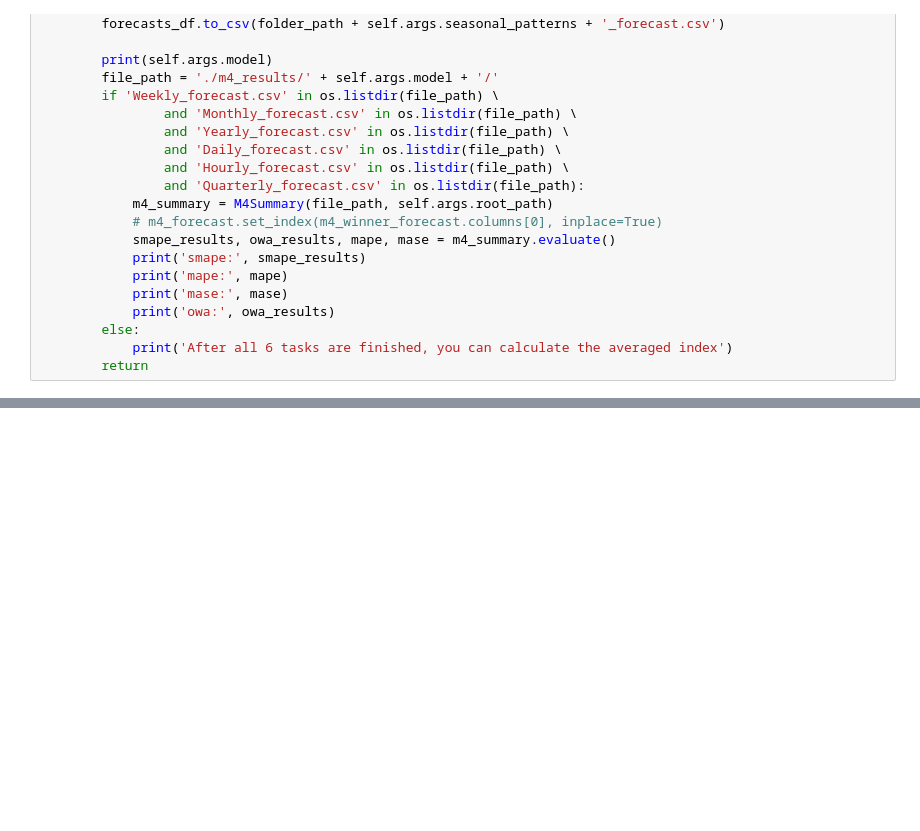
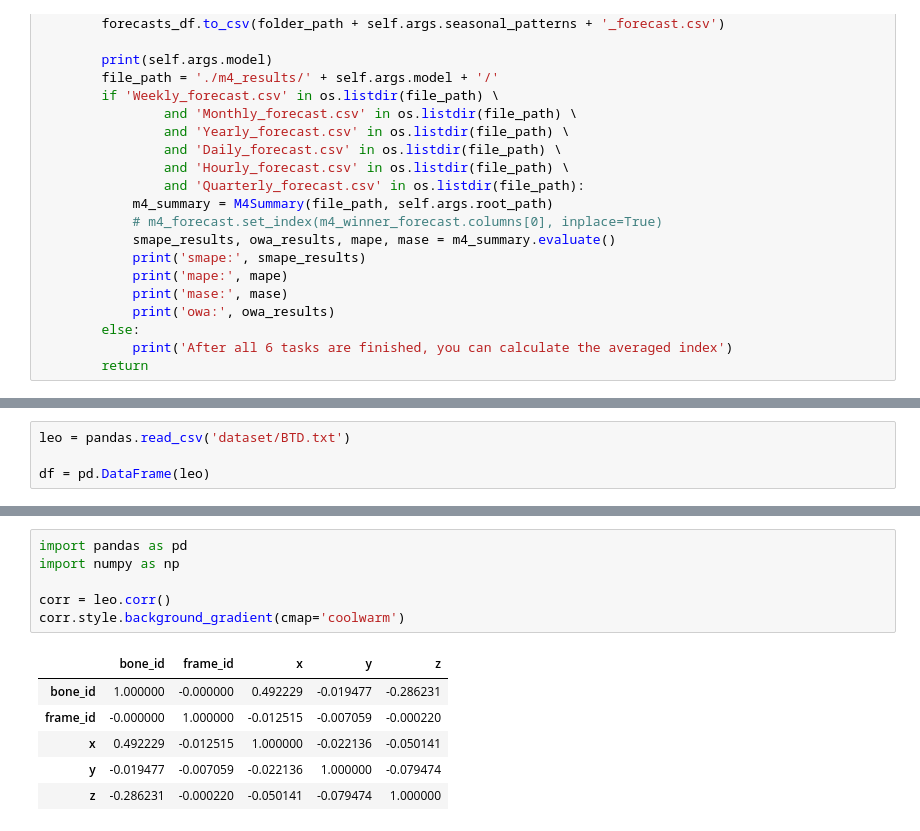
Before and after one commit to lariosjulianna/TimesNet, a Jupyter notebook: times_net.ipynb, the cells around one changed output, grey strips where cells are left out. Drawn from its saved outputs; the diff is of its cells as text; blank space fills up the shorter version.

```diff
--- a/times_net.ipynb
+++ b/times_net.ipynb
@@ -558,0 +543,4 @@ pandas.read_csv('dataset/btd.txt')
+# %%
+leo = pandas.read_csv('dataset/BTD.txt')
+
+df = pd.DataFrame(leo)
@@ -558,0 +559,13 @@ pandas.read_csv('dataset/btd.txt')
+# %%
+import pandas as pd
+import numpy as np
+
+corr = leo.corr()
+corr.style.background_gradient(cmap='coolwarm')
+# %% [output]
+|  | bone_id | frame_id | x | y | z |
+| bone_id | 1.000000 | -0.000000 | 0.492229 | -0.019477 | -0.286231 |
+| frame_id | -0.000000 | 1.000000 | -0.012515 | -0.007059 | -0.000220 |
+| x | 0.492229 | -0.012515 | 1.000000 | -0.022136 | -0.050141 |
+| y | -0.019477 | -0.007059 | -0.022136 | 1.000000 | -0.079474 |
+| z | -0.286231 | -0.000220 | -0.050141 | -0.079474 | 1.000000 |
```
Also changed, not shown: parts of 2 cells of this notebook, 1 other file.
